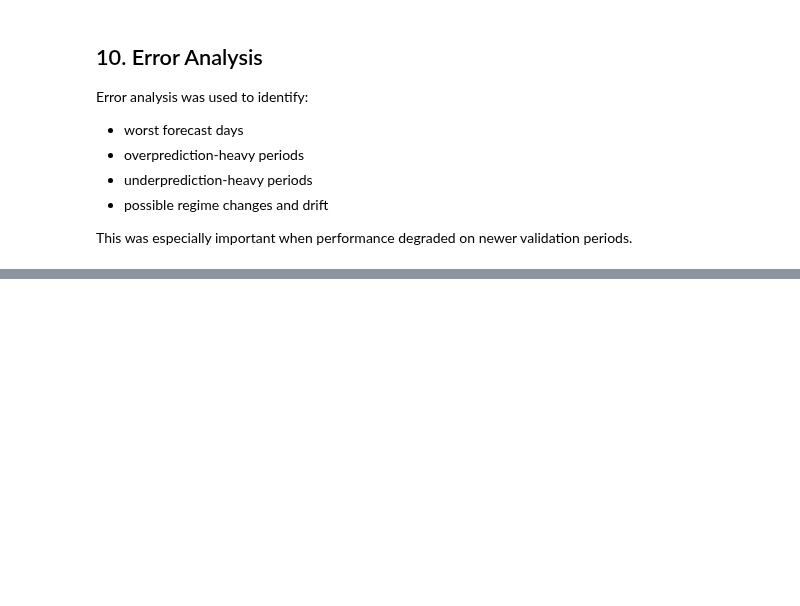
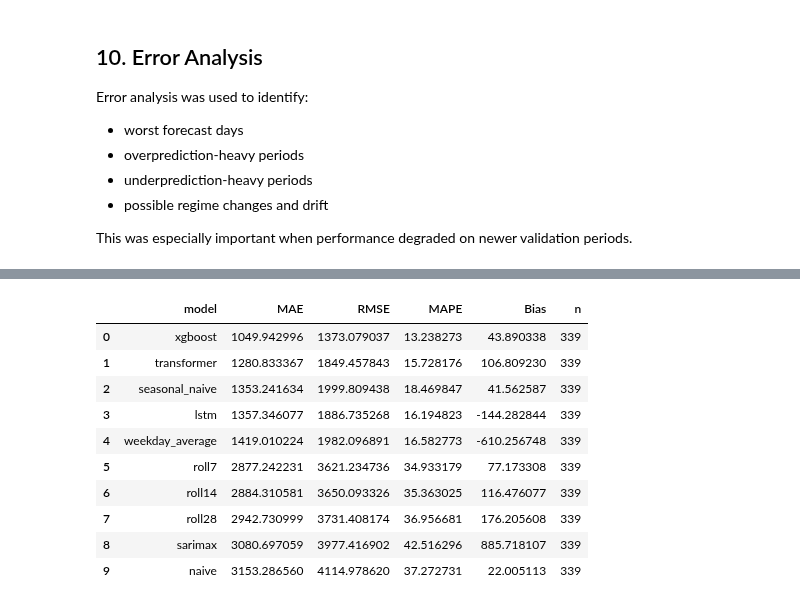
Before and after one commit to kevinpinoarias/hospitality-forecasting-system, a Jupyter notebook: notebooks/portofolio_walkthrough.ipynb, the cells around one changed output, grey strips where cells are left out. Cells and saved outputs as stored; diff of their text form; code cells hidden in the pictures; blank space fills up the shorter version.

```diff
--- a/notebooks/portofolio_walkthrough.ipynb
+++ b/notebooks/portofolio_walkthrough.ipynb
@@ -152,0 +211,15 @@ xgb_predictions.head()
+# %%
+comparison_overall = pd.read_csv(PROJECT_ROOT / "reports" / "results" / "model_comparison_overall.csv")
+comparison_overall
+# %% [output]
+|  | model | MAE | RMSE | MAPE | Bias | n |
+| 0 | xgboost | 1049.942996 | 1373.079037 | 13.238273 | 43.890338 | 339 |
+| 1 | transformer | 1280.833367 | 1849.457843 | 15.728176 | 106.809230 | 339 |
+| 2 | seasonal_naive | 1353.241634 | 1999.809438 | 18.469847 | 41.562587 | 339 |
+| 3 | lstm | 1357.346077 | 1886.735268 | 16.194823 | -144.282844 | 339 |
+| 4 | weekday_average | 1419.010224 | 1982.096891 | 16.582773 | -610.256748 | 339 |
+| 5 | roll7 | 2877.242231 | 3621.234736 | 34.933179 | 77.173308 | 339 |
+| 6 | roll14 | 2884.310581 | 3650.093326 | 35.363025 | 116.476077 | 339 |
+| 7 | roll28 | 2942.730999 | 3731.408174 | 36.956681 | 176.205608 | 339 |
+| 8 | sarimax | 3080.697059 | 3977.416902 | 42.516296 | 885.718107 | 339 |
+| 9 | naive | 3153.286560 | 4114.978620 | 37.272731 | 22.005113 | 339 |
```
Also changed, not shown: parts of 20 cells of this notebook, 22 other files.
